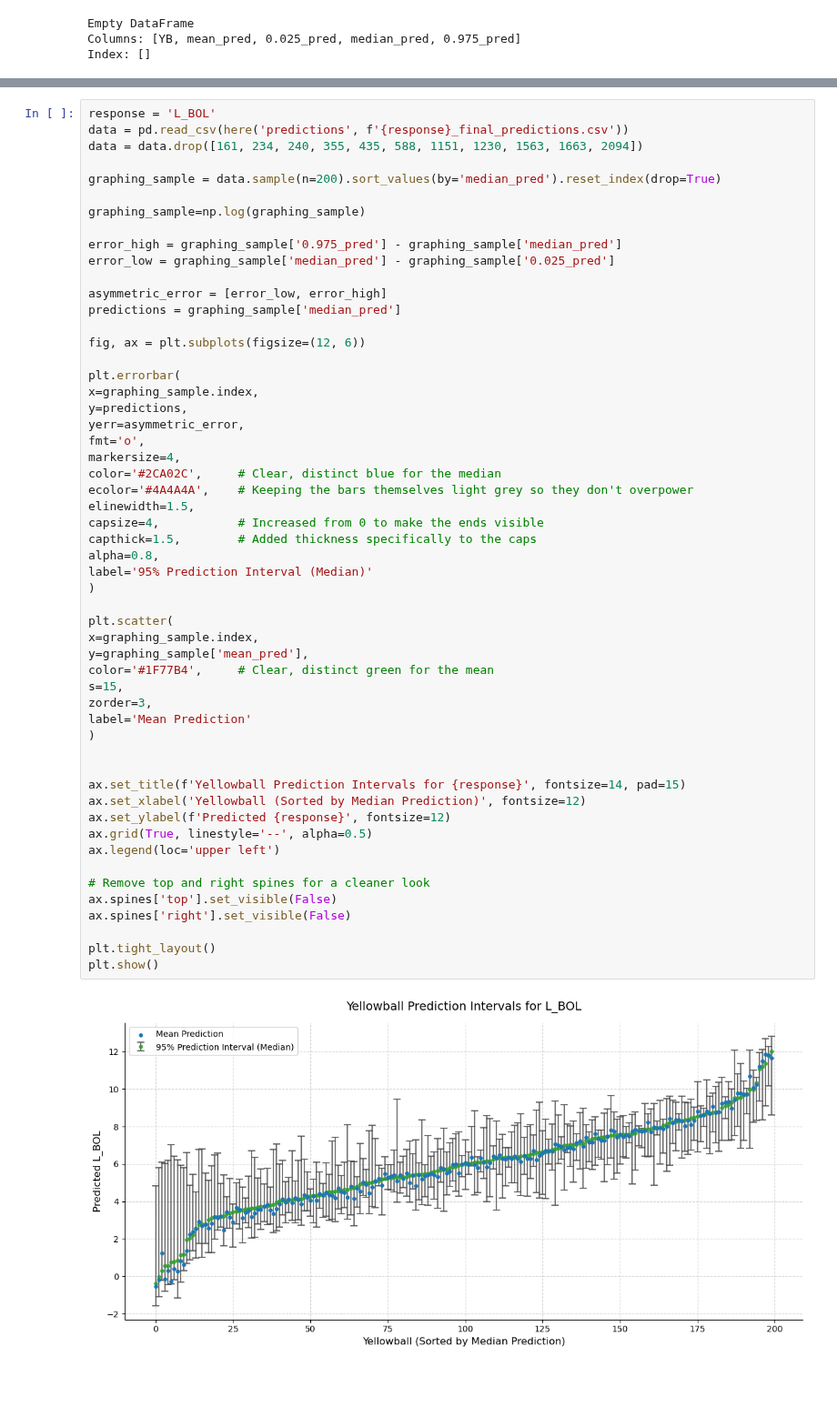
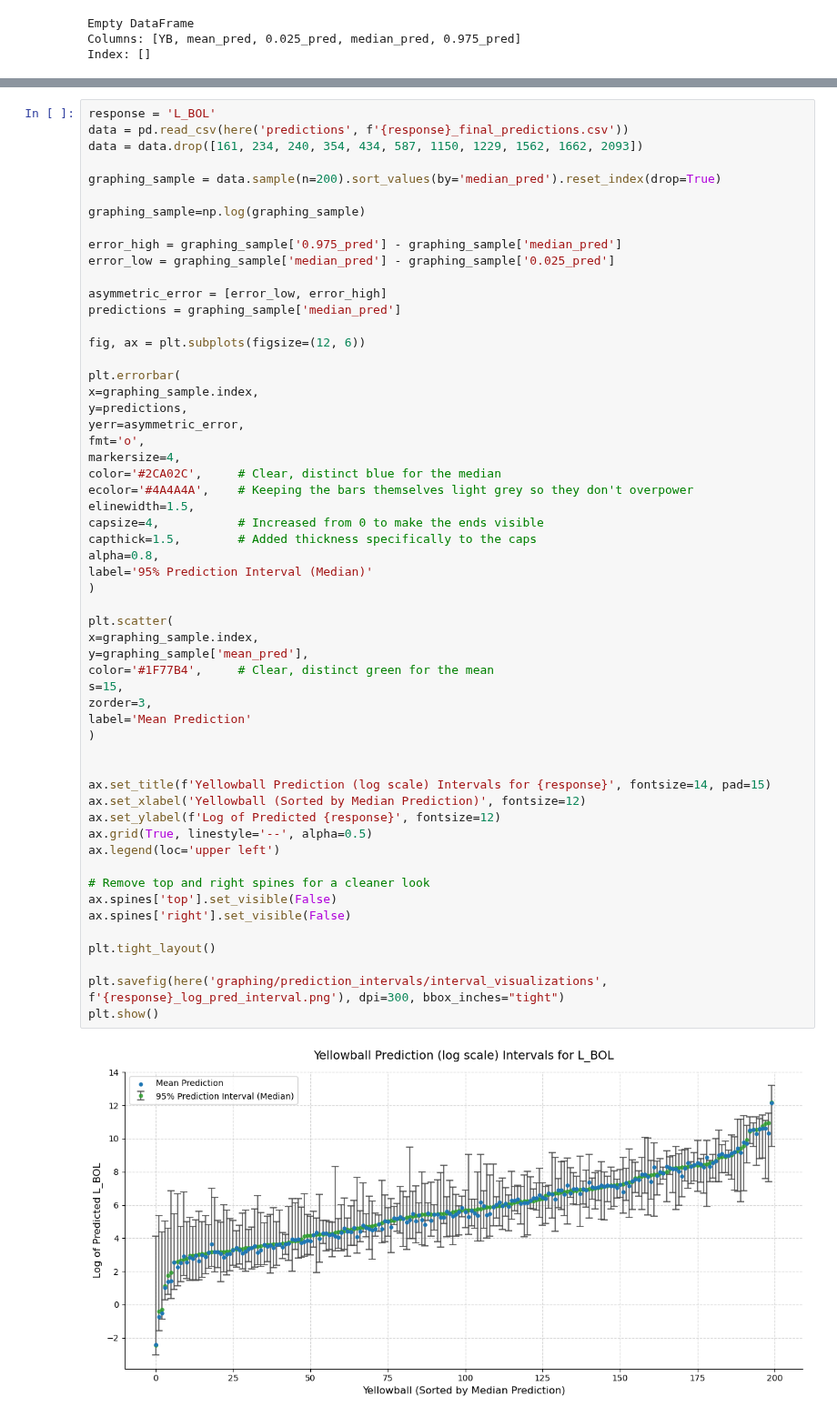
Before and after one commit to AlexEmert/Star-Formation-Research-Project-2026, a Jupyter notebook: graphing/prediction_intervals/interval_visualizations/intervals_graphs.ipynb, the cells around one changed output, grey strips where cells are left out. Shown at 91% size. Drawn from its saved outputs; the diff is of its cells as text; blank space fills up the shorter version.

```diff
--- a/graphing/prediction_intervals/interval_visualizations/intervals_graphs.ipynb
+++ b/graphing/prediction_intervals/interval_visualizations/intervals_graphs.ipynb
@@ -178,7 +183,7 @@ for response in ["LRATIO", "LM", "MASS", "DIAM", "SURF_DENS"]:
 # %%
 response = 'L_BOL'
 data = pd.read_csv(here('predictions', f'{response}_final_predictions.csv'))
-data = data.drop([161, 234, 240, 355, 435, 588, 1151, 1230, 1563, 1663, 2094])
+data = data.drop([161, 234, 240, 354, 434, 587, 1150, 1229, 1562, 1662, 2093])
 
 graphing_sample = data.sample(n=200).sort_values(by='median_pred').reset_index(drop=True)
 
@@ -201,33 +206,35 @@ markersize=4,
 color='#2CA02C',     # Clear, distinct blue for the median
 ecolor='#4A4A4A',    # Keeping the bars themselves light grey so they don't overpower
 elinewidth=1.5,
 capsize=4,           # Increased from 0 to make the ends visible
 capthick=1.5,        # Added thickness specifically to the caps
 alpha=0.8,
 label='95% Prediction Interval (Median)'
 )
 
 plt.scatter(
 x=graphing_sample.index,
 y=graphing_sample['mean_pred'],
 color='#1F77B4',     # Clear, distinct green for the mean
 s=15,
 zorder=3,
 label='Mean Prediction'
 )
 
 
-ax.set_title(f'Yellowball Prediction Intervals for {response}', fontsize=14, pad=15)
+ax.set_title(f'Yellowball Prediction (log scale) Intervals for {response}', fontsize=14, pad=15)
 ax.set_xlabel('Yellowball (Sorted by Median Prediction)', fontsize=12)
-ax.set_ylabel(f'Predicted {response}', fontsize=12)
+ax.set_ylabel(f'Log of Predicted {response}', fontsize=12)
 ax.grid(True, linestyle='--', alpha=0.5)
 ax.legend(loc='upper left')
 
 # Remove top and right spines for a cleaner look
 ax.spines['top'].set_visible(False)
 ax.spines['right'].set_visible(False)
 
 plt.tight_layout()
+
+plt.savefig(here('graphing/prediction_intervals/interval_visualizations', f'{response}_log_pred_interval.png'), dpi=300, bbox_inches="tight")
 plt.show()
 # %% [output]
-[figure, old version]
+[figure, new version]
```
Also changed, not shown: parts of 4 cells of this notebook, 38 other files.
